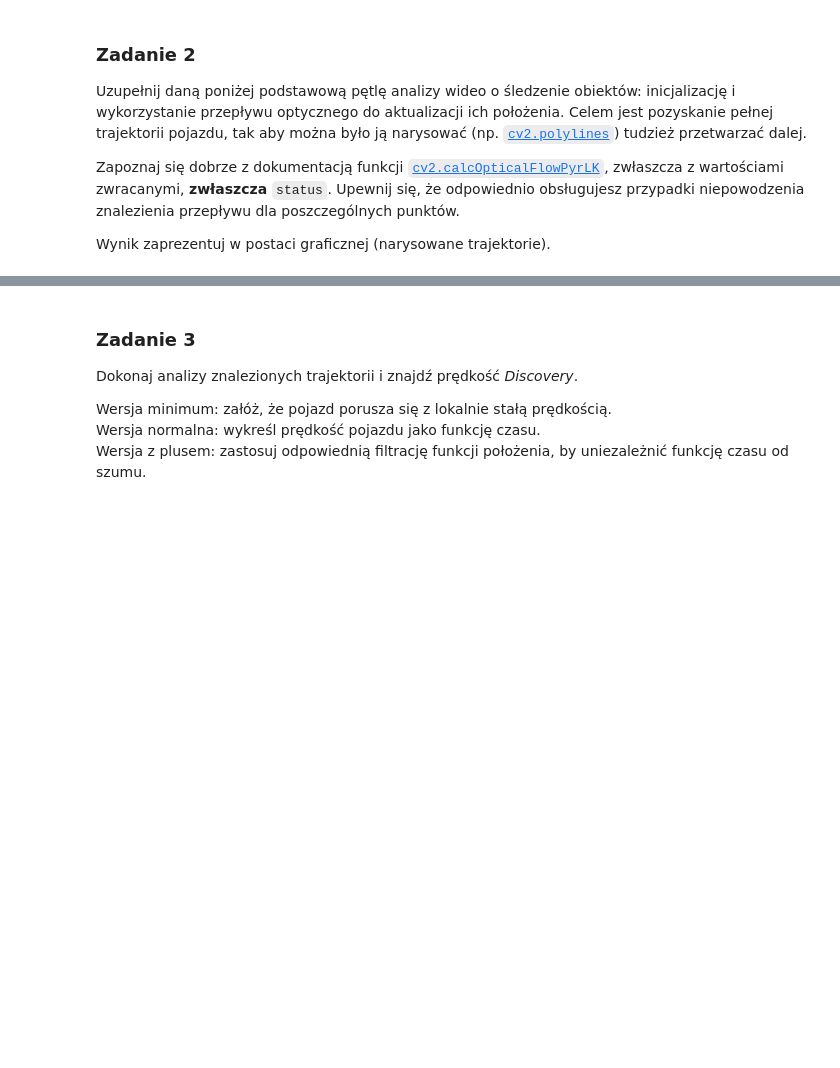
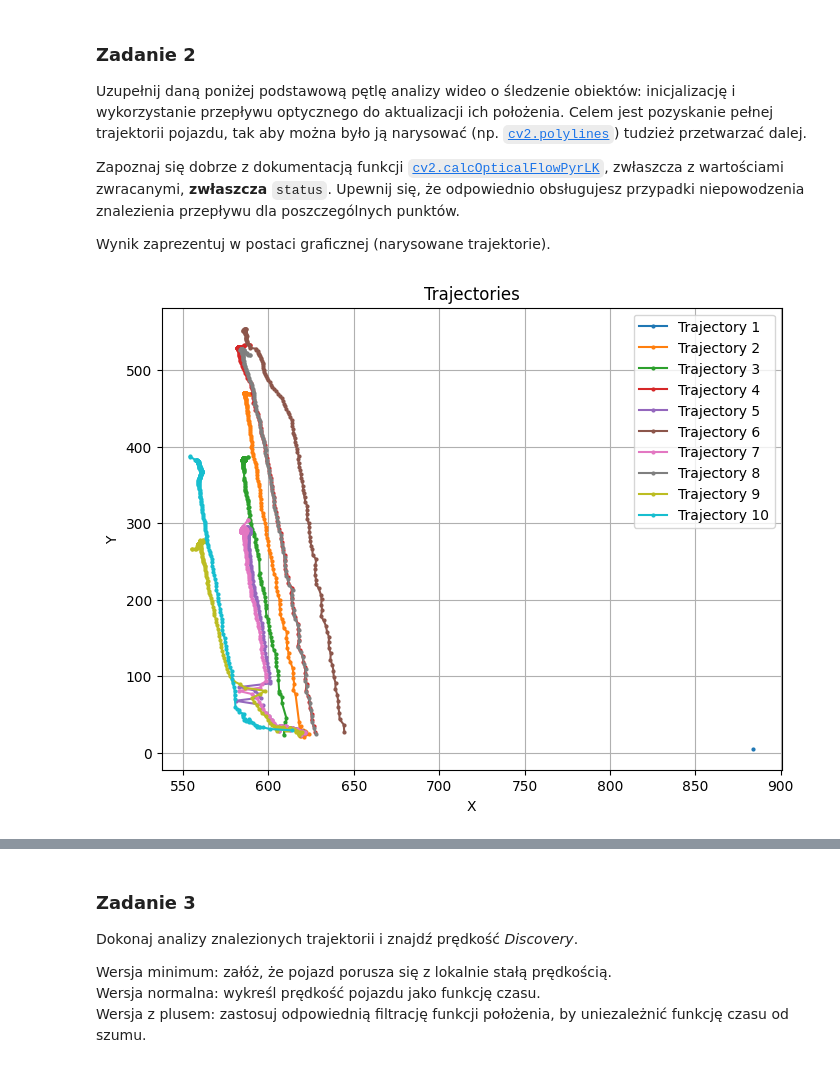
Before and after one commit to piotrdurniat/image-and-video-analysis-and-processing, a Jupyter notebook: lab8/Lab8.2_zadanie.ipynb, the cells around one changed output, grey strips where cells are left out. Cells and saved outputs as stored; diff of their text form; code cells hidden in the pictures; blank space fills up the shorter version.

Commit message:
Add trajectory charts

```diff
--- a/lab8/Lab8.2_zadanie.ipynb
+++ b/lab8/Lab8.2_zadanie.ipynb
@@ -277,6 +285,33 @@ def base_loop_with_animation(source: cv2.VideoCapture):
 #         # ...
 #         # przetwarzanie
 #         # ...
+# %%
+source = cv2.VideoCapture("dane/shuttle.mp4")
+anim, frames, trajectories = base_loop_with_animation(source)
+# %%
+plt.figure(figsize=(8, 6))
+
+for trajectory in trajectories:
+    x_coords = [point[0] for point in trajectory]
+    y_coords = [point[1] for point in trajectory]
+
+    plt.plot(
+        x_coords,
+        y_coords,
+        marker="o",
+        markersize=2,
+        label=f"Trajectory {trajectories.index(trajectory) + 1}",
+    )
+
+plt.xlabel("X")
+plt.ylabel("Y")
+plt.title("Trajectories")
+plt.legend()
+plt.grid(True)
+
+plt.show()
+# %% [output]
+[figure, added]
 # %%
 matplotlib.rcParams["animation.embed_limit"] = 40
 source = cv2.VideoCapture("dane/shuttle.mp4")
```
Also changed, not shown: parts of 4 cells of this notebook.
